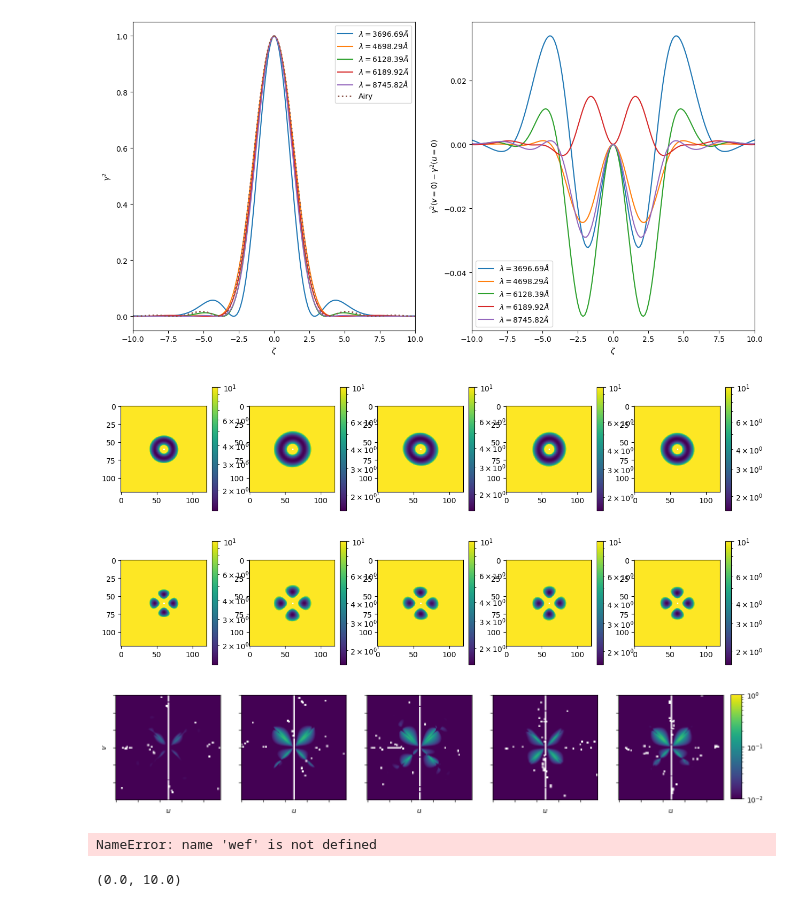
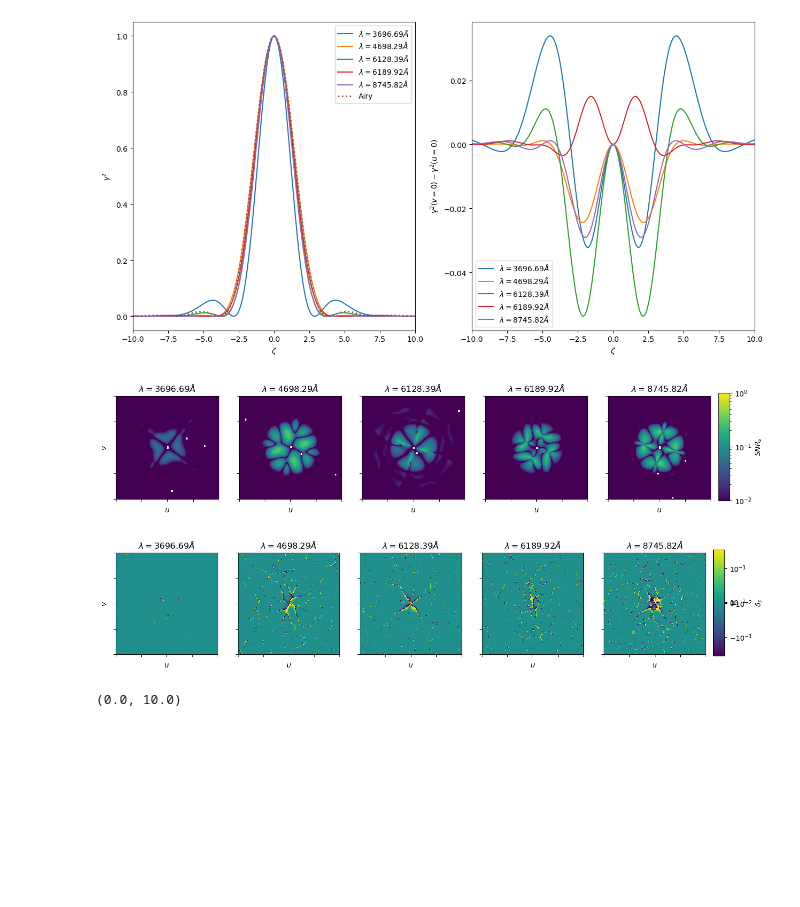
Before and after one commit to AlexGKim/II, a Jupyter notebook: sedona.ipynb, the cells around one changed output. Cells and saved outputs as stored; diff of their text form; code cells hidden in the pictures; blank space fills up the shorter version.

Commit message:
range change, bias plot

```diff
--- a/sedona.ipynb
+++ b/sedona.ipynb
@@ -126,9 +128,10 @@ factor = 10
 
 fluxshape = flux[0,:,:].shape
 paddedarray = numpy.zeros((fluxshape[0]*factor, fluxshape[1]*factor))
+
+# fig2,axs2 = plt.subplots(1,5, figsize=(15, 3))
+fig3,axs3 = plt.subplots(1,5, figsize=(15, 3))
 fig,axs = plt.subplots(1,5, figsize=(15, 3))
-fig2,axs2 = plt.subplots(1,5, figsize=(15, 3))
-fig3,axs3 = plt.subplots(1,5, figsize=(15, 3))
 # fig4,axs4 = plt.subplots(1,5, figsize=(15, 3))
 # fig,axs = plt.subplots(1,2, figsize=(15, 7.5))
 
@@ -137,6 +140,7 @@ theta  = [i- fluxshape[0]/2 + 0.5 for i in range(paddedarray.shape[0])]
 theta = numpy.array(theta)
 
 Fsinv = numpy.zeros((paddedarray.shape[0],paddedarray.shape[1]))
+deltas = numpy.zeros((paddedarray.shape[0],paddedarray.shape[1]))
 # Fsinv_phi = numpy.zeros((paddedarray.shape[0],paddedarray.shape[1]))
 # Fsinv_s = numpy.zeros((paddedarray.shape[0],paddedarray.shape[1]))
 for i, idx in enumerate(idxs):
@@ -149,62 +153,93 @@ for i, idx in enumerate(idxs):
     dgammau = -2j*numpy.pi* jax.numpy.fft.fft2(paddedarray*theta[:,None])
     dgammav = -2j*numpy.pi* jax.numpy.fft.fft2(paddedarray*theta[None,:])
 
+    gamma2  = jax.numpy.absolute(gamma)**2
+
     u=fftfreq(paddedarray.shape[0])
     v=fftfreq(paddedarray.shape[1])
 
     dgammas = -(u[:,None]*dgammau + v[None,:]*dgammav)
-    dgammaphi = (u[:,None]*dgammau - v[None,:]*dgammav)
+    dgammaphi = -v[None,:]*dgammau + u[:,None]*dgammav
+
 
     F00= jax.numpy.absolute(2*gamma.conjugate() * dgammas) **2
     F01= jax.numpy.absolute(2*gamma.conjugate() * dgammas)*jax.numpy.absolute(2*gamma.conjugate() * dgammaphi)
     F11 = jax.numpy.absolute(2*gamma.conjugate() * dgammaphi)**2
 
+    gamma2 = numpy.fft.fftshift(gamma2)
     F00 = numpy.fft.fftshift(F00)
     F01 = numpy.fft.fftshift(F01)
     F11 = numpy.fft.fftshift(F11)
 
+    gamma2rot = numpy.rot90(gamma2)
+    gamma2flip = numpy.flip(gamma2)
+    gamma2rotflip = numpy.flip(gamma2rot)
     F00rot=numpy.rot90(F00)
     F01rot=numpy.rot90(F01)
     F11rot=numpy.rot90(F11)
+
+    siginv = dGammadnu[idx] * (128*numpy.pi)**(-0.25) * numpy.sqrt(3600/2/sigma_t)
+
     for ui in range(0,Fsinv.shape[0]):
         for vi in range(0,Fsinv.shape[1]):
             if ui==0 and vi==0:
                 continue
             try:
-                Fsinv[ui,vi] = numpy.linalg.inv([[F00[ui,vi]+F00rot[ui,vi],F01[ui,vi]+F01rot[ui,vi]],[F01[ui,vi]+F01rot[ui,vi],F11[ui,vi]+F11rot[ui,vi]]])[0,0]
+                Finv = numpy.linalg.inv([[F00[ui,vi]+F00rot[ui,vi],F01[ui,vi]+F01rot[ui,vi]],[F01[ui,vi]+F01rot[ui,vi],F11[ui,vi]+F11rot[ui,vi]]])
+                Fsinv[ui,vi] = Finv[0,0]
+                deltas[ui,vi] = (Finv[0,0]* siginv**2 *
+                                    (numpy.sqrt(F00[ui,vi]) * (gamma2[ui,vi]-gamma2flip[ui,vi]) +
+                                     numpy.sqrt(F00rot[ui,vi]) * (gamma2rot[ui,vi]-gamma2rotflip[ui,vi])
+                                    ) +
+                                Finv[0,1]* siginv**2 *
+                                     (numpy.sqrt(F11[ui,vi]) * (gamma2[ui,vi]-gamma2flip[ui,vi]) +
+                                     numpy.sqrt(F11rot[ui,vi]) * (gamma2rot[ui,vi]-gamma2rotflip[ui,vi]) )
+                                 )
             except:
                 pass
     minx = paddedarray.shape[0]//2-factor//3*fluxshape[0]
     maxx = paddedarray.shape[0]//2+factor//3*fluxshape[0]
     # pos = axs[i].imshow(numpy.fft.fftshift(Fsinv)[minx:maxx,minx:maxx] ,norm='log',vmax=100)
     # pos = axs[i].imshow(numpy.fft.fftshift(Fsinv),vmin=0,vmax=10)
-    pos = axs[i].imshow((1/F00)[minx:maxx,minx:maxx] ,norm='log',vmax=10)
-    fig.colorbar(pos)
+    # pos = axs[i].imshow((1/F00)[minx:maxx,minx:maxx] ,norm='log',vmax=10)
+    # fig.colorbar(pos)
 
-    pos2 = axs2[i].imshow((1/F11)[minx:maxx,minx:maxx],norm='log',vmax=10)
-    fig2.colorbar(pos2)
+    # pos2 = axs2[i].imshow((1/F11)[minx:maxx,minx:maxx],norm='log',vmax=10)
+    # fig2.colorbar(pos2)
     # print(Fsinv.min(),Fsinv.max())
-    im = axs3[i].imshow(dGammadnu[idx] * (128*numpy.pi)**(-0.25) * numpy.sqrt(3600/2/sigma_t) *
-                        numpy.sqrt(1/Fsinv[minx:maxx,minx:maxx]),norm='log',vmin=0.01,vmax=1)
+    im = axs[i].imshow(deltas,norm=matplotlib.colors.SymLogNorm(linthresh=0.03, linscale=0.03,
+                                              vmin=-0.2, vmax=0.2, base=10),extent=[-1,1,-1,1])
+    if i ==0:
+        axs[i].set_ylabel(r'$v$')
+    axs[i].set_xlabel(r'$u$')
+    axs[i].xaxis.set_ticklabels([])
+    axs[i].yaxis.set_ticklabels([])
+    axs[i].set_title(r'$\lambda={:.2f}\AA$'.format(wavegrid[idx]))
+
+    im3 = axs3[i].imshow(dGammadnu[idx] * (128*numpy.pi)**(-0.25) * numpy.sqrt(3600/2/sigma_t) *
+                        numpy.sqrt(1/Fsinv[minx:maxx,minx:maxx]),norm='log',vmin=0.01,vmax=1,extent=[-1,1,-1,1])
     if i ==0:
         axs3[i].set_ylabel(r'$v$')
     axs3[i].set_xlabel(r'$u$')
     axs3[i].xaxis.set_ticklabels([])
     axs3[i].yaxis.set_ticklabels([])
-fig3.subplots_adjust(right=0.94)
-cbar_ax = fig3.add_axes([0.95, 0.15, 0.015, 0.7])
-fig3.colorbar(im, cax=cbar_ax)
+    axs3[i].set_title(r'$\lambda={:.2f}\AA$'.format(wavegrid[idx]))
+fig3.subplots_adjust(right=0.90)
+cbar_ax = fig3.add_axes([0.91, 0.15, 0.015, 0.7])
 
+cbar=fig3.colorbar(im3, cax=cbar_ax)
+cbar.set_label(r"$SNR_s$")
 
-plt.show()
-wef
+fig.subplots_adjust(right=0.90)
+cbar_ax = fig.add_axes([0.91, 0.15, 0.015, 0.7])
 
-plt.savefig('gamma2_sedona.pdf')
+cbar=fig.colorbar(im, cax=cbar_ax)
+cbar.set_label(r"$\delta_s$")
+fig.savefig('deltas_sedona.pdf')
+fig3.savefig('ston_sedona.pdf')
 # %% [output]
-[figure, old version]
+[figure, new version]
-[figure, old version]
+[figure, new version]
-[figure, removed]
-NameError: name 'wef' is not defined
 # %%
 def dft_polar(y, norder=None):
     ny = len(y)
```
Also changed, not shown: parts of 2 cells of this notebook, 1 other file.
